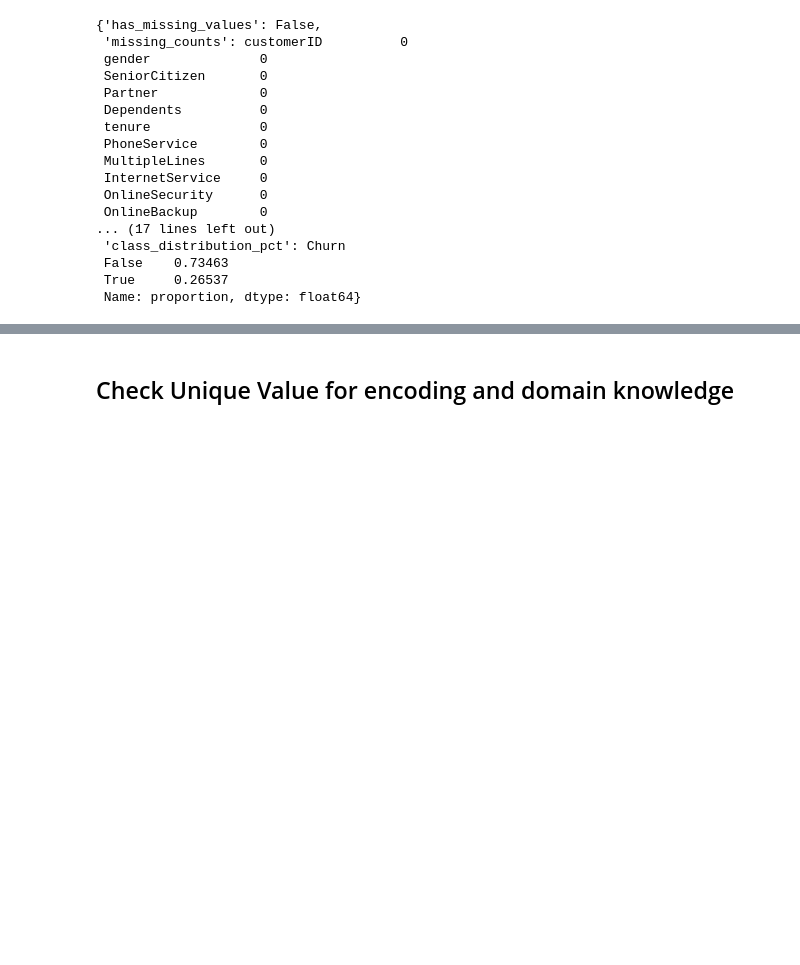
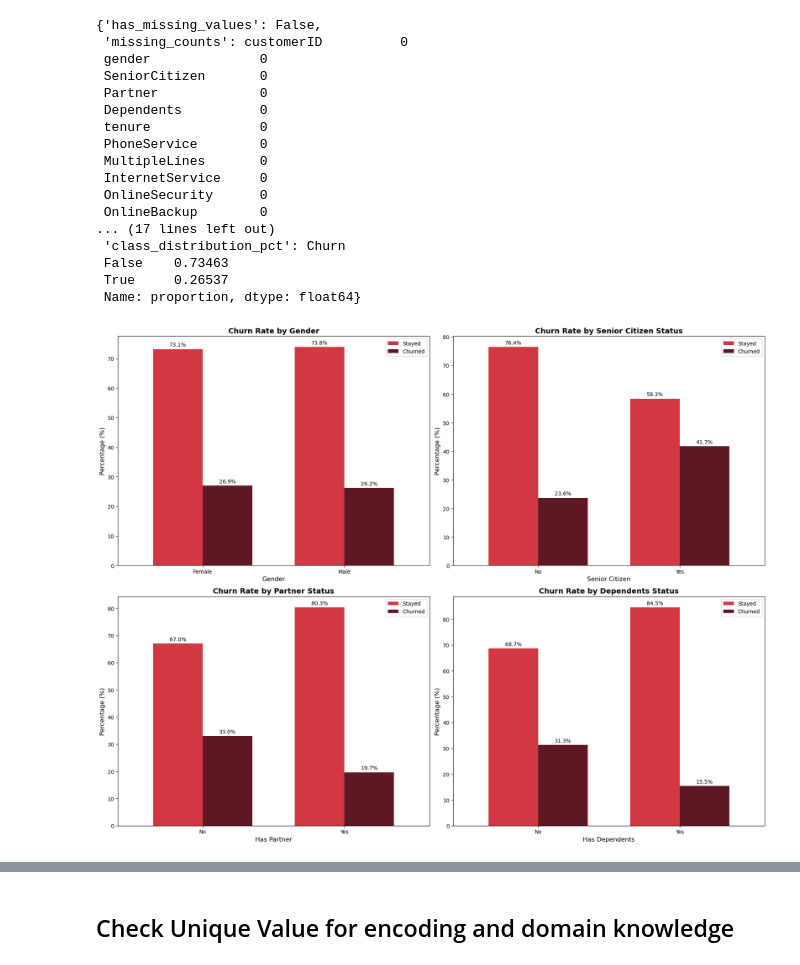
Before and after one commit to ravsssh/TelcoCustomer, a Jupyter notebook: Telco Customer Churn Rate.ipynb, the cells around one changed output, grey strips where cells are left out. Drawn from its saved outputs; the diff is of its cells as text; code cells hidden in the pictures; blank space fills up the shorter version.

```diff
--- a/Telco Customer Churn Rate.ipynb
+++ b/Telco Customer Churn Rate.ipynb
@@ -258,3 +188,101 @@ Name: proportion, dtype: float64
  False    0.73463
  True     0.26537
  Name: proportion, dtype: float64}
+# %%
+import matplotlib.pyplot as plt
+import seaborn as sns
+import numpy as np
+
+# Set up the figure with 2x2 subplots
+fig, axes = plt.subplots(2, 2, figsize=(18, 14))
+plt.subplots_adjust(hspace=0.3, wspace=0.3)
+
+# Use the specified colors
+colors = ['#D23841', '#5D1824']  # Red for stayed, Dark red for churned
+
+# 1. Gender segmentation (top left)
+gender_churn = df.groupby(['gender', 'Churn']).size().unstack()
+gender_pct = gender_churn.div(gender_churn.sum(axis=1), axis=0) * 100
+
+gender_pct.plot(kind='bar', ax=axes[0, 0], color=colors, width=0.7)
+axes[0, 0].set_title('Churn Rate by Gender', fontsize=14, fontweight='bold')
+axes[0, 0].set_xlabel('Gender', fontsize=12)
+axes[0, 0].set_ylabel('Percentage (%)', fontsize=12)
+axes[0, 0].set_xticklabels(['Female', 'Male'], rotation=0)
+axes[0, 0].legend(['Stayed', 'Churned'])
+
+for p in axes[0, 0].patches:
+    width, height = p.get_width(), p.get_height()
+    x, y = p.get_xy()
+    axes[0, 0].annotate(f'{height:.1f}%', (x + width/2, y + height + 1),
+                ha='center', fontsize=10)
+
+# 2. Senior Citizen segmentation (top right)
+senior_churn = df.groupby(['SeniorCitizen', 'Churn']).size().unstack()
+senior_pct = senior_churn.div(senior_churn.sum(axis=1), axis=0) * 100
+
+senior_pct.plot(kind='bar', ax=axes[0, 1], color=colors, width=0.7)
+axes[0, 1].set_title('Churn Rate by Senior Citizen Status', fontsize=14, fontweight='bold')
+axes[0, 1].set_xlabel('Senior Citizen', fontsize=12)
+axes[0, 1].set_ylabel('Percentage (%)', fontsize=12)
+axes[0, 1].set_xticklabels(['No', 'Yes'], rotation=0)
+axes[0, 1].legend(['Stayed', 'Churned'])
+
+for p in axes[0, 1].patches:
+    width, height = p.get_width(), p.get_height()
+    x, y = p.get_xy()
+    axes[0, 1].annotate(f'{height:.1f}%', (x + width/2, y + height + 1),
+                ha='center', fontsize=10)
+
+# 3. Partner segmentation (bottom left)
+partner_churn = df.groupby(['Partner', 'Churn']).size().unstack()
+partner_pct = partner_churn.div(partner_churn.sum(axis=1), axis=0) * 100
+
+partner_pct.plot(kind='bar', ax=axes[1, 0], color=colors, width=0.7)
+axes[1, 0].set_title('Churn Rate by Partner Status', fontsize=14, fontweight='bold')
+axes[1, 0].set_xlabel('Has Partner', fontsize=12)
+axes[1, 0].set_ylabel('Percentage (%)', fontsize=12)
+axes[1, 0].set_xticklabels(['No', 'Yes'], rotation=0)
+axes[1, 0].legend(['Stayed', 'Churned'])
+
+for p in axes[1, 0].patches:
+    width, height = p.get_width(), p.get_height()
+    x, y = p.get_xy()
+    axes[1, 0].annotate(f'{height:.1f}%', (x + width/2, y + height + 1),
+                ha='center', fontsize=10)
+
+# 4. Dependents segmentation (bottom right)
+dependents_churn = df.groupby(['Dependents', 'Churn']).size().unstack()
+dependents_pct = dependents_churn.div(dependents_churn.sum(axis=1), axis=0) * 100
+
+dependents_pct.plot(kind='bar', ax=axes[1, 1], color=colors, width=0.7)
+axes[1, 1].set_title('Churn Rate by Dependents Status', fontsize=14, fontweight='bold')
+axes[1, 1].set_xlabel('Has Dependents', fontsize=12)
+axes[1, 1].set_ylabel('Percentage (%)', fontsize=12)
+axes[1, 1].set_xticklabels(['No', 'Yes'], rotation=0)
+axes[1, 1].legend(['Stayed', 'Churned'])
+
+for p in axes[1, 1].patches:
+    width, height = p.get_width(), p.get_height()
+    x, y = p.get_xy()
+    axes[1, 1].annotate(f'{height:.1f}%', (x + width/2, y + height + 1),
+                ha='center', fontsize=10)
+
+plt.tight_layout()
+plt.show()
+
+# Print summary statistics
+print("Churn Rate Summary by Segment:")
+print("\nBy Gender:")
+print(gender_pct[True].sort_values(ascending=False))
+
+print("\nBy Senior Citizen Status:")
+print(senior_pct[True].sort_values(ascending=False))
+
+print("\nBy Partner Status:")
+print(partner_pct[True].sort_values(ascending=False))
+
+print("\nBy Dependents Status:")
+print(dependents_pct[True].sort_values(ascending=False))
+# %% [output]
+[figure, added]
```
Also changed, not shown: parts of 48 cells of this notebook.
